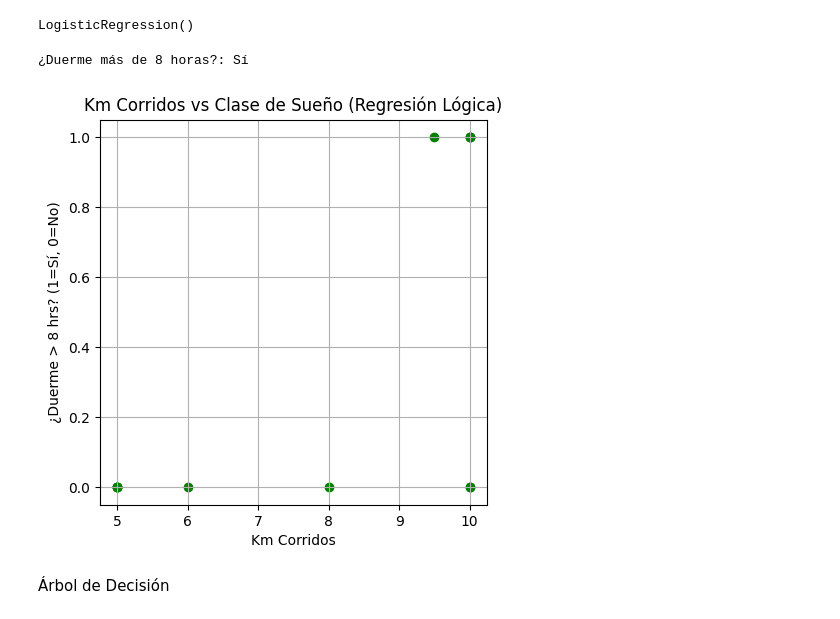
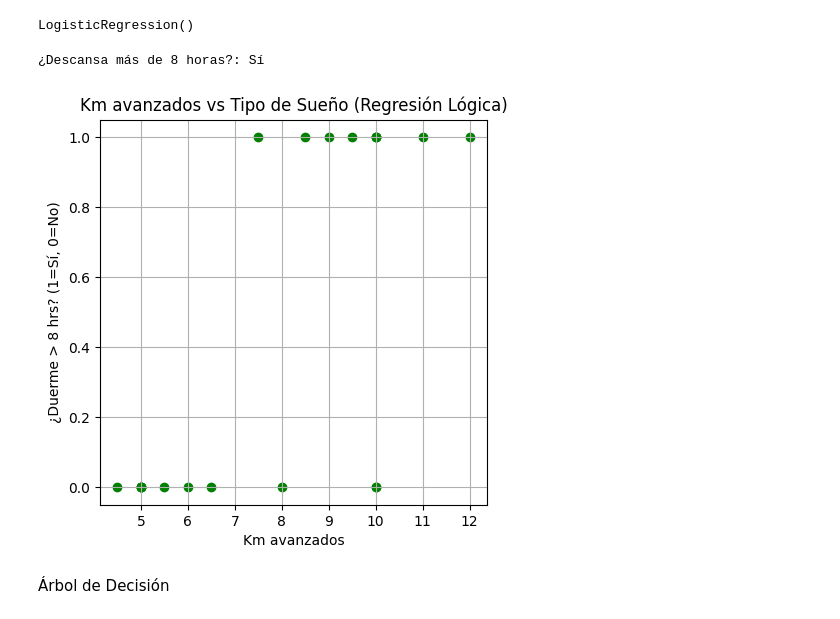
Before and after one commit to VanKoh01/us-dba-02, a Jupyter notebook: regresion2.ipynb, the cells around one changed output. Saved outputs shown, nothing was run; the diff lists cells and outputs as text; code cells hidden in the pictures.

```diff
--- a/regresion2.ipynb
+++ b/regresion2.ipynb
@@ -19,11 +19,14 @@ import matplotlib.pyplot as plt
 X = [
     [5.0, 22, 1], [5.0, 30, 0], [5.0, 40, 1], [5.0, 48, 0],
     [10.0, 20, 1], [10.0, 25, 0], [10.0, 38, 1], [10.0, 45, 0],
-    [10.0, 50, 1], [8.0, 33, 0], [9.5, 36, 1], [6.0, 44, 0]
+    [10.0, 50, 1], [8.0, 33, 0], [9.5, 36, 1], [6.0, 44, 0],
+    [7.5, 26, 1], [6.5, 35, 0], [12.0, 24, 1], [4.5, 42, 0],
+    [9.0, 29, 1], [11.0, 31, 0], [5.5, 47, 1], [8.5, 34, 0]
 ]
 
 # Horas de sueño correspondientes (etiquetas)
-y = [7, 8, 6, 7, 9, 10, 7.5, 8.5, 7.2, 8, 9.3, 7.8]
+y = [7, 8, 6, 7, 9, 10, 7.5, 8.5, 7.2, 8, 9.3, 7.8,
+          8.2, 7.1, 9.5, 6.8, 8.9, 9.2, 7.0, 8.4]
 # %%
 modelo_lineal = LinearRegression()
 modelo_lineal.fit(X,y)
@@ -64,21 +67,21 @@ modelo_logistico.fit(X, y_logica)
 LogisticRegression()
 # %%
 prediccion_logica = modelo_logistico.predict([[10.0, 28, 1]])
-print("¿Duerme más de 8 horas?:", "Sí" if prediccion_logica[0] == 1 else "No")
+print("¿Descansa más de 8 horas?:", "Sí" if prediccion_logica[0] == 1 else "No")
 # %% [output]
-¿Duerme más de 8 horas?: Sí
+¿Descansa más de 8 horas?: Sí
 # %%
- #Gráfica simple Km vs Clase
+ #Gráfica simple para delimitar
 km_valores = [fila[0] for fila in X]
 plt.figure(figsize=(5,5))
 plt.scatter(km_valores, y_logica, color="green")
-plt.title('Km Corridos vs Clase de Sueño (Regresión Lógica)')
-plt.xlabel('Km Corridos')
+plt.title('Km avanzados vs Tipo de Sueño (Regresión Lógica)')
+plt.xlabel('Km avanzados')
 plt.ylabel('¿Duerme > 8 hrs? (1=Sí, 0=No)')
 plt.grid(True)
 plt.show()
 # %% [output]
-[figure, old version]
+[figure, new version]
 # %% [markdown]
 Árbol de Decisión
 # %%
```
Also changed, not shown: parts of 12 cells of this notebook.
